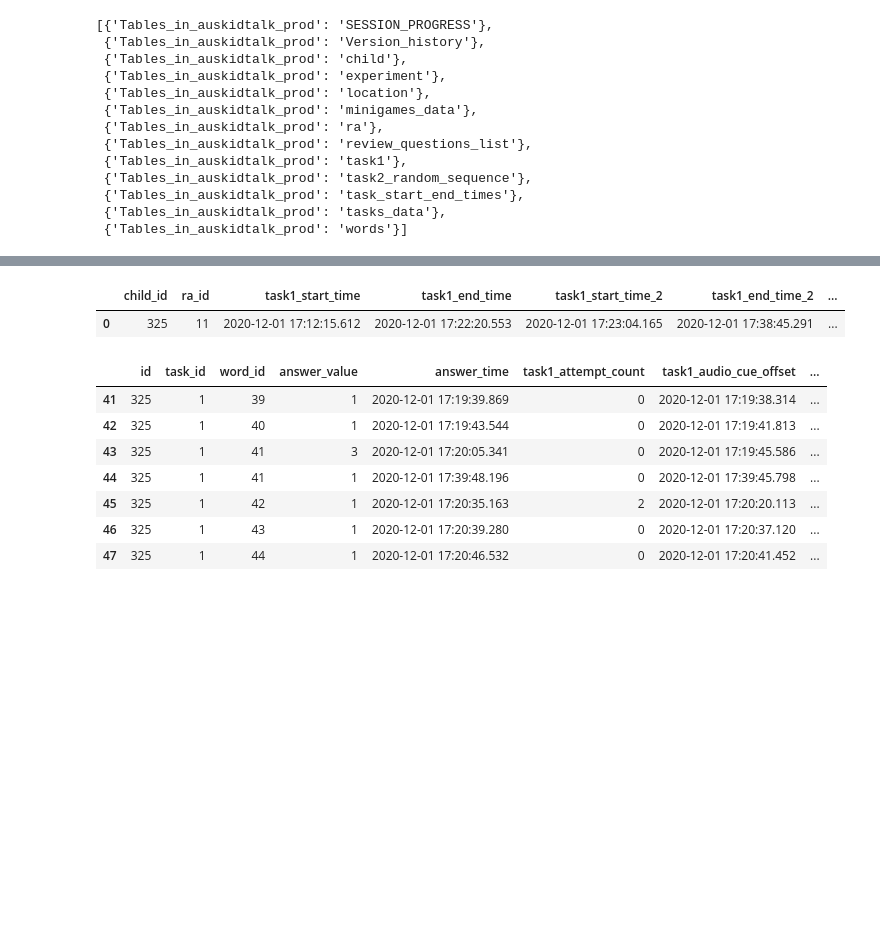
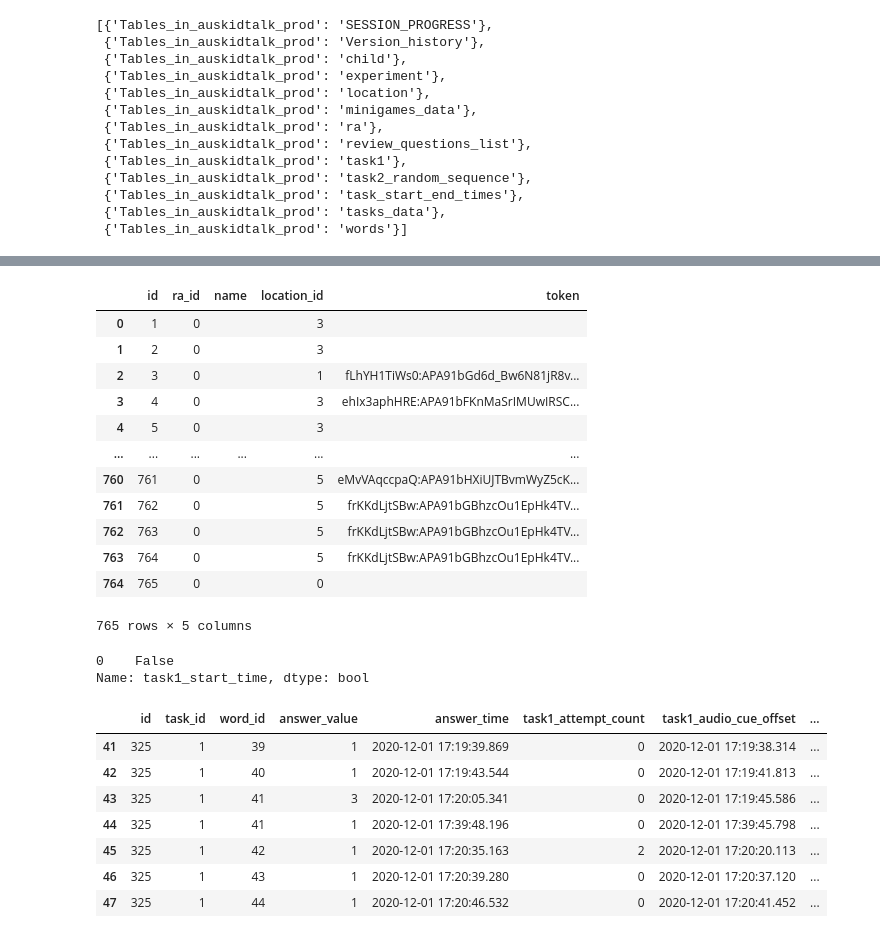
Before and after one commit to mostafashahin/AusKidTalkv2, a Jupyter notebook: process.ipynb, the cells around one changed output, grey strips where cells are left out. Drawn from its saved outputs; the diff is of its cells as text; code cells hidden in the pictures; blank space fills up the shorter version.

```diff
--- a/process.ipynb
+++ b/process.ipynb
@@ -542,3 +566,29 @@ results
+# %%
+#Get children with complete session
+connector = mysql.connector.connect(user=UserName, password=Password,
+                              host=HostIP,
+                              database=DatabaseName,buffered=True)
+cursor = connector.cursor(buffered=True, dictionary=True)
+query = ("SELECT * FROM child")# WHERE current_task=5 AND current_question=41")
+cursor.execute(query)
+results = cursor.fetchall()
+df = pd.DataFrame.from_dict(results)
+# %%
+df
+# %% [output]
+|  | id | ra_id | name | location_id | token |
+| 0 | 1 | 0 |  | 3 |  |
+| 1 | 2 | 0 |  | 3 |  |
+| 2 | 3 | 0 |  | 1 | fLhYH1TiWs0:APA91bGd6d_Bw6N81jR8v... |
+| 3 | 4 | 0 |  | 3 | ehIx3aphHRE:APA91bFKnMaSrIMUwIRSC... |
+| 4 | 5 | 0 |  | 3 |  |
+| ... | ... | ... | ... | ... | ... |
+| 760 | 761 | 0 |  | 5 | eMvVAqccpaQ:APA91bHXiUJTBvmWyZ5cK... |
+| 761 | 762 | 0 |  | 5 | frKKdLjtSBw:APA91bGBhzcOu1EpHk4TV... |
+| 762 | 763 | 0 |  | 5 | frKKdLjtSBw:APA91bGBhzcOu1EpHk4TV... |
+| 763 | 764 | 0 |  | 5 | frKKdLjtSBw:APA91bGBhzcOu1EpHk4TV... |
+| 764 | 765 | 0 |  | 0 |  |
+765 rows × 5 columns
 # %%
 connector = mysql.connector.connect(user=UserName, password=Password,
                               host=HostIP,
@@ -551,10 +601,10 @@ results = cursor.fetchall()
 # %%
 pdChild_Task = pd.DataFrame.from_dict(results)
 # %%
-pdChild_Task
+pd.isnull(pdChild_Task.task1_start_time)
 # %% [output]
-|  | child_id | ra_id | task1_start_time | task1_end_time | task1_start_time_2 | task1_end_time_2 | ... |
-| 0 | 325 | 11 | 2020-12-01 17:12:15.612 | 2020-12-01 17:22:20.553 | 2020-12-01 17:23:04.165 | 2020-12-01 17:38:45.291 | ... |
+0    False
+Name: task1_start_time, dtype: bool
 # %%
 connector = mysql.connector.connect(user=UserName, password=Password,
                               host=HostIP,
```
Also changed, not shown: parts of 4 cells of this notebook, 5 other files.
